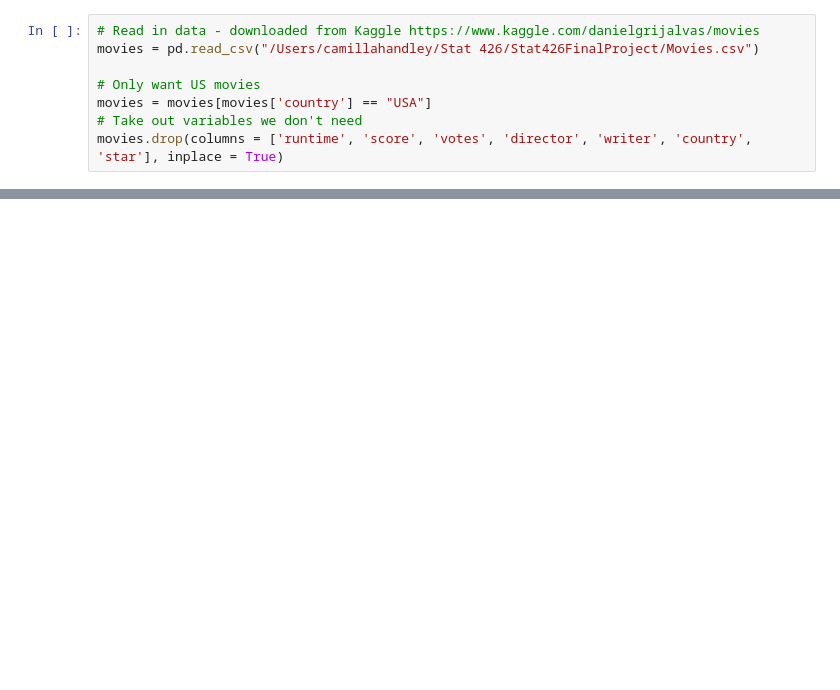
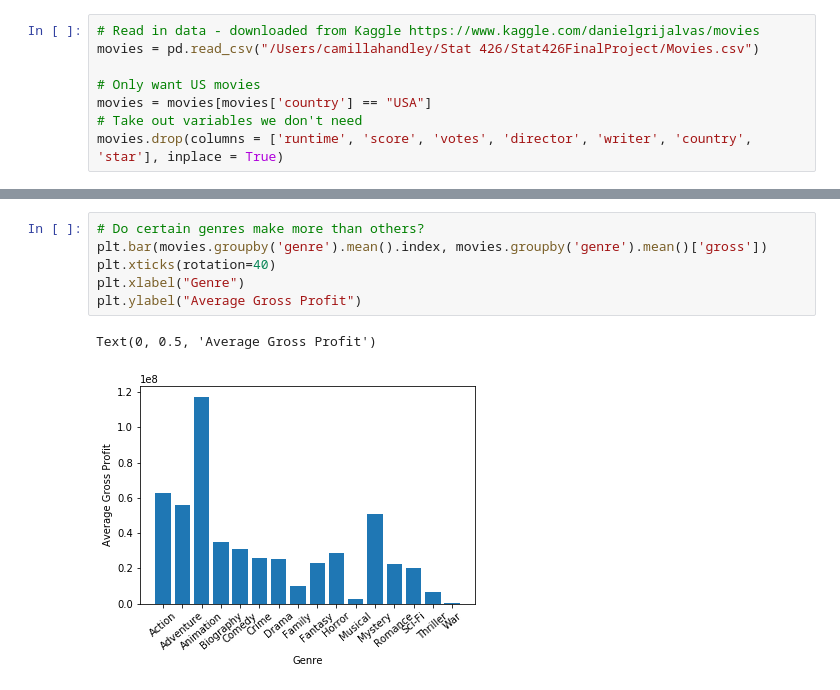
Before and after one commit to camillahandley/Stat426FinalProject, a Jupyter notebook: MovieProfit.ipynb, the cells around one changed output, grey strips where cells are left out. Saved outputs shown, nothing was run; the diff lists cells and outputs as text; blank space fills up the shorter version.

```diff
--- a/MovieProfit.ipynb
+++ b/MovieProfit.ipynb
@@ -70,0 +99,9 @@ movies.head()
+# %%
+# Do certain genres make more than others?
+plt.bar(movies.groupby('genre').mean().index, movies.groupby('genre').mean()['gross'])
+plt.xticks(rotation=40)
+plt.xlabel("Genre")
+plt.ylabel("Average Gross Profit")
+# %% [output]
+Text(0, 0.5, 'Average Gross Profit')
+[figure, added]
```
Also changed, not shown: parts of 17 cells of this notebook.
